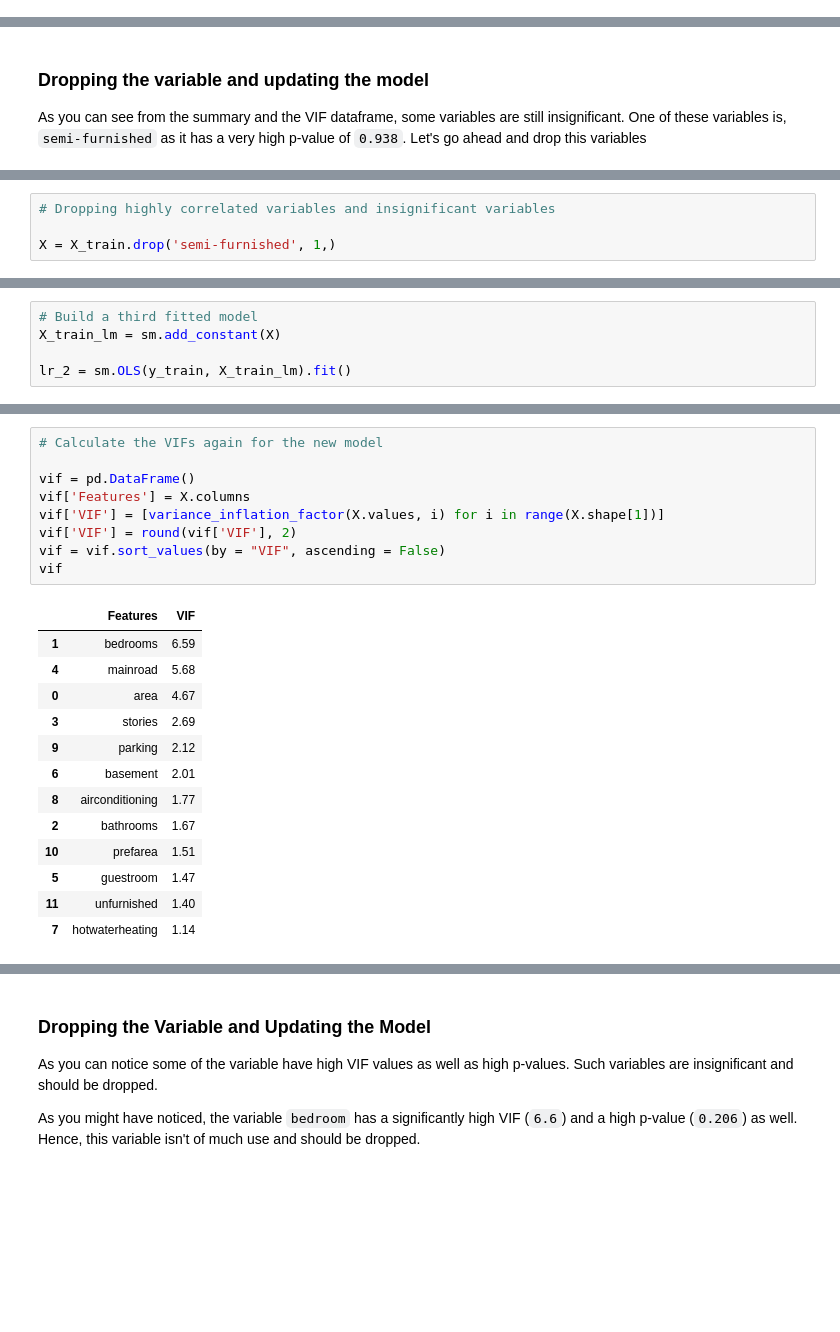
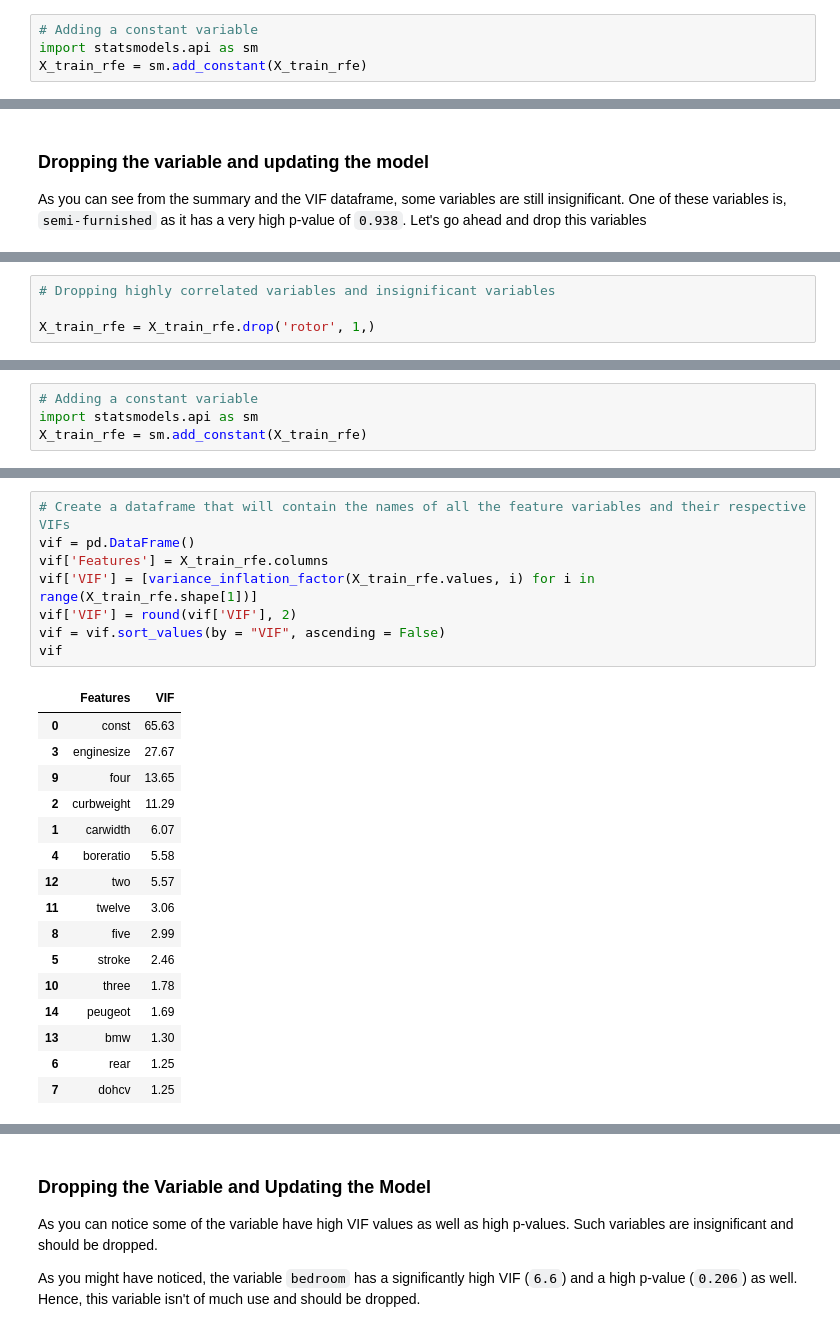
Before and after one commit to nikhilbhide/Machine-Learning, a Jupyter notebook: car_case_study/Multiple_Linear_Regression_Car_Case_Study.ipynb, the cells around one changed output, grey strips where cells are left out. Drawn from its saved outputs; the diff is of its cells as text; blank space fills up the shorter version.

```diff
--- a/car_case_study/Multiple_Linear_Regression_Car_Case_Study.ipynb
+++ b/car_case_study/Multiple_Linear_Regression_Car_Case_Study.ipynb
@@ -583,0 +603,4 @@ We generally want a VIF that is less than 5. So there are clearly some variables
+# %%
+# Adding a constant variable
+import statsmodels.api as sm
+X_train_rfe = sm.add_constant(X_train_rfe)
@@ -588,4 +660,4 @@ As you can see from the summary and the VIF dataframe, some variables are still
 # %%
 # Dropping highly correlated variables and insignificant variables
 
-X = X_train.drop('semi-furnished', 1,)
+X_train_rfe = X_train_rfe.drop('rotor', 1,)
@@ -592,5 +666,4 @@ X = X_train.drop('semi-furnished', 1,)
-# %%
-# Build a third fitted model
-X_train_lm = sm.add_constant(X)
-
-lr_2 = sm.OLS(y_train, X_train_lm).fit()
+# %%
+# Adding a constant variable
+import statsmodels.api as sm
+X_train_rfe = sm.add_constant(X_train_rfe)
@@ -618,23 +693,25 @@ Warnings:
 # %%
-# Calculate the VIFs again for the new model
-
+# Create a dataframe that will contain the names of all the feature variables and their respective VIFs
 vif = pd.DataFrame()
-vif['Features'] = X.columns
-vif['VIF'] = [variance_inflation_factor(X.values, i) for i in range(X.shape[1])]
+vif['Features'] = X_train_rfe.columns
+vif['VIF'] = [variance_inflation_factor(X_train_rfe.values, i) for i in range(X_train_rfe.shape[1])]
 vif['VIF'] = round(vif['VIF'], 2)
 vif = vif.sort_values(by = "VIF", ascending = False)
 vif
 # %% [output]
 |  | Features | VIF |
-| 1 | bedrooms | 6.59 |
-| 4 | mainroad | 5.68 |
-| 0 | area | 4.67 |
-| 3 | stories | 2.69 |
-| 9 | parking | 2.12 |
-| 6 | basement | 2.01 |
-| 8 | airconditioning | 1.77 |
-| 2 | bathrooms | 1.67 |
-| 10 | prefarea | 1.51 |
-| 5 | guestroom | 1.47 |
-| 11 | unfurnished | 1.40 |
-| 7 | hotwaterheating | 1.14 |
+| 0 | const | 65.63 |
+| 3 | enginesize | 27.67 |
+| 9 | four | 13.65 |
+| 2 | curbweight | 11.29 |
+| 1 | carwidth | 6.07 |
+| 4 | boreratio | 5.58 |
+| 12 | two | 5.57 |
+| 11 | twelve | 3.06 |
+| 8 | five | 2.99 |
+| 5 | stroke | 2.46 |
+| 10 | three | 1.78 |
+| 14 | peugeot | 1.69 |
+| 13 | bmw | 1.30 |
+| 6 | rear | 1.25 |
+| 7 | dohcv | 1.25 |
```
Also changed, not shown: parts of 90 cells of this notebook.
